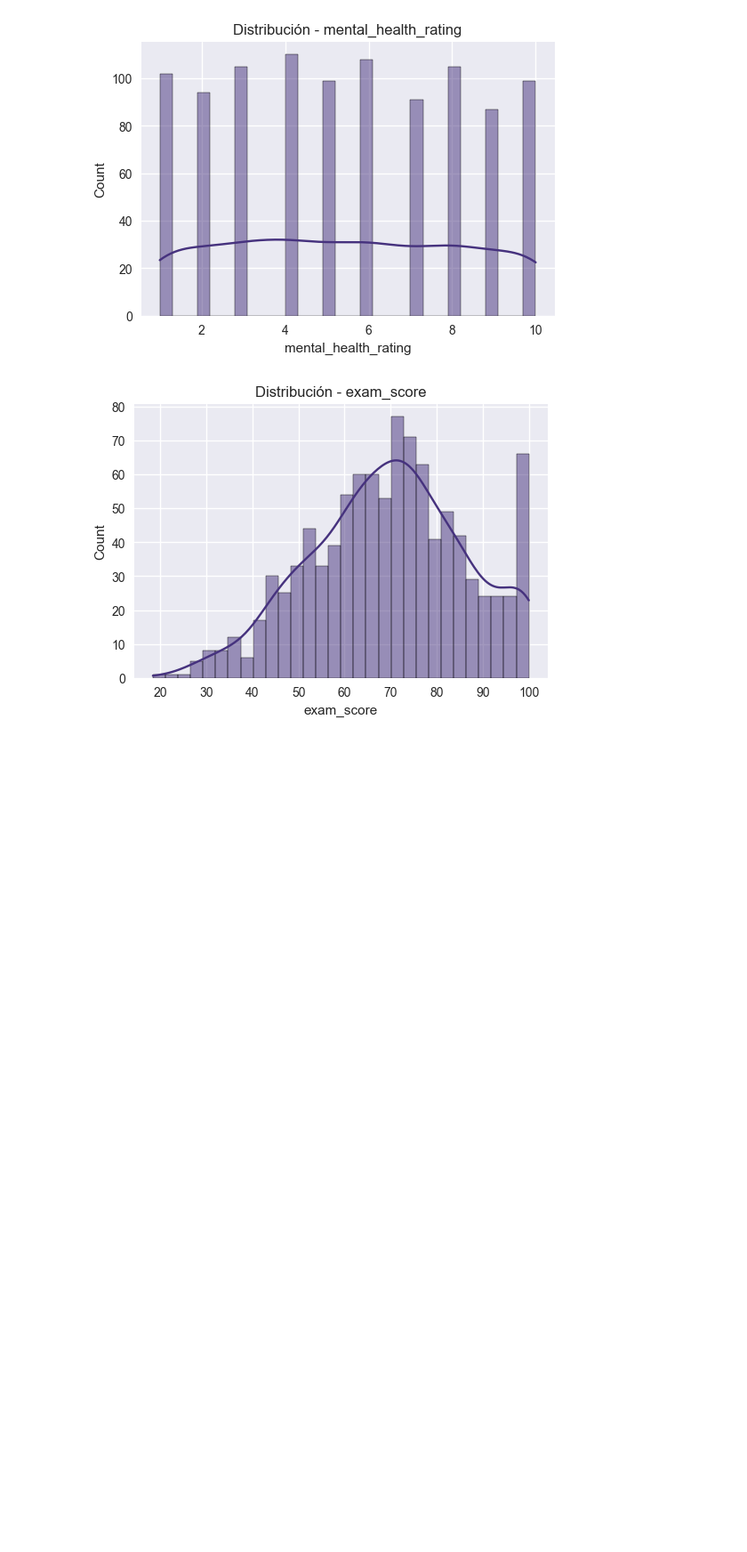
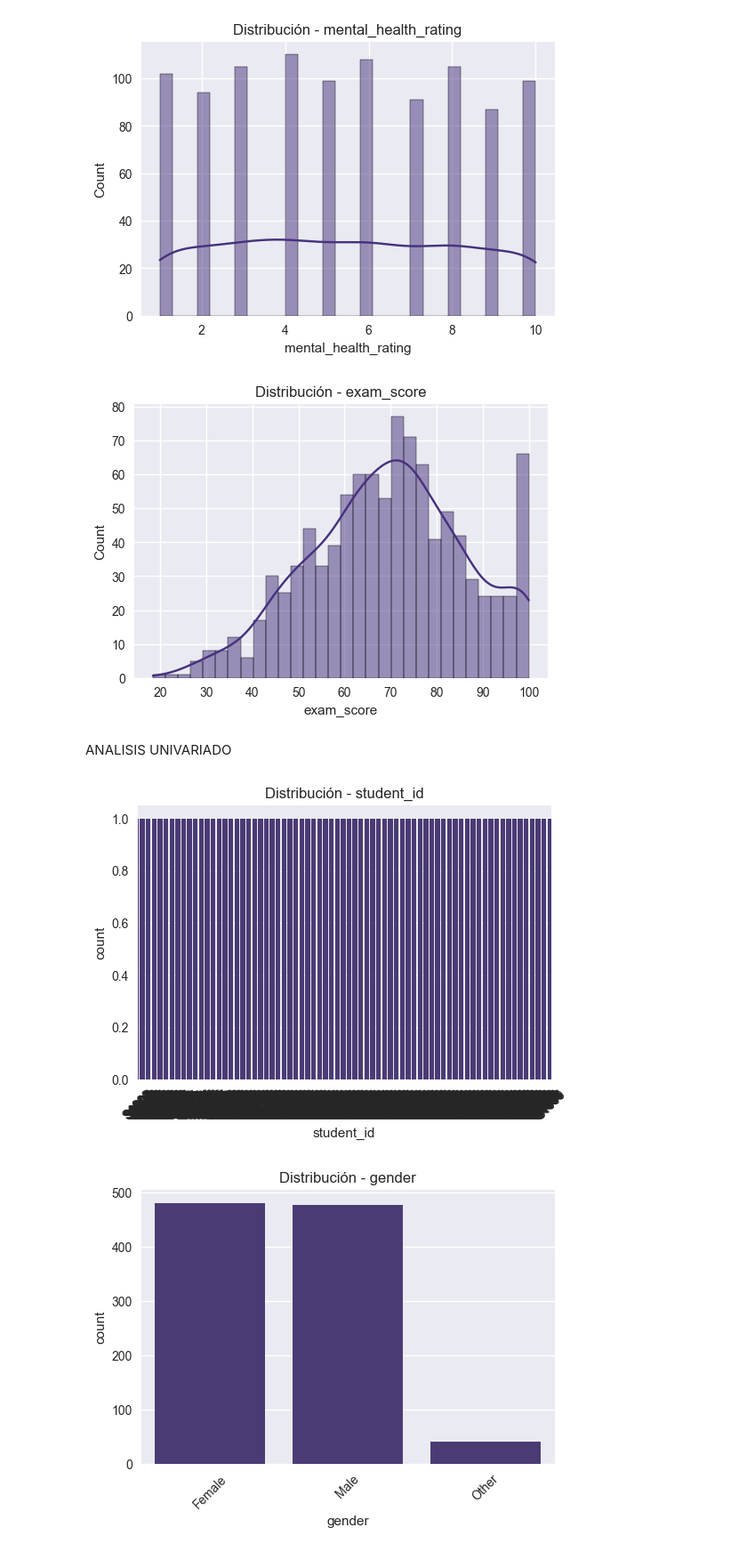
Before and after one commit to JuanDiego24/Entregable_AnalisisDatos, a Jupyter notebook: exploracion/EDA.ipynb, the cells around one changed output. Shown: that part at 89% size. Drawn from its saved outputs; the diff is of its cells as text; code cells hidden in the pictures; blank space fills up the shorter version.

Commit message:
Analisis Univariado

```diff
--- a/exploracion/EDA.ipynb
+++ b/exploracion/EDA.ipynb
@@ -129,3 +129,24 @@ for col in numeric_cols:
 [figure]
 [figure]
 [figure]
+# %% [markdown]
+ANALISIS UNIVARIADO
+# %%
+# Estadísticos descriptivos
+desc = df[numeric_cols].describe().T
+desc["skewness"] = df[numeric_cols].skew()  # sesgo
+desc["kurtosis"] = df[numeric_cols].kurt()  # curtosis
+desc
+
+# Variables categóricas
+categorical_cols = df.select_dtypes(include=["object"]).columns
+
+for col in categorical_cols:
+    plt.figure(figsize=(6,4))
+    sns.countplot(data=df, x=col)
+    plt.title(f"Distribución - {col}")
+    plt.xticks(rotation=45)
+    plt.show()
+# %% [output]
+[figure, added]
+[figure, added]
```
Also changed, not shown: parts of 1 cell of this notebook.
